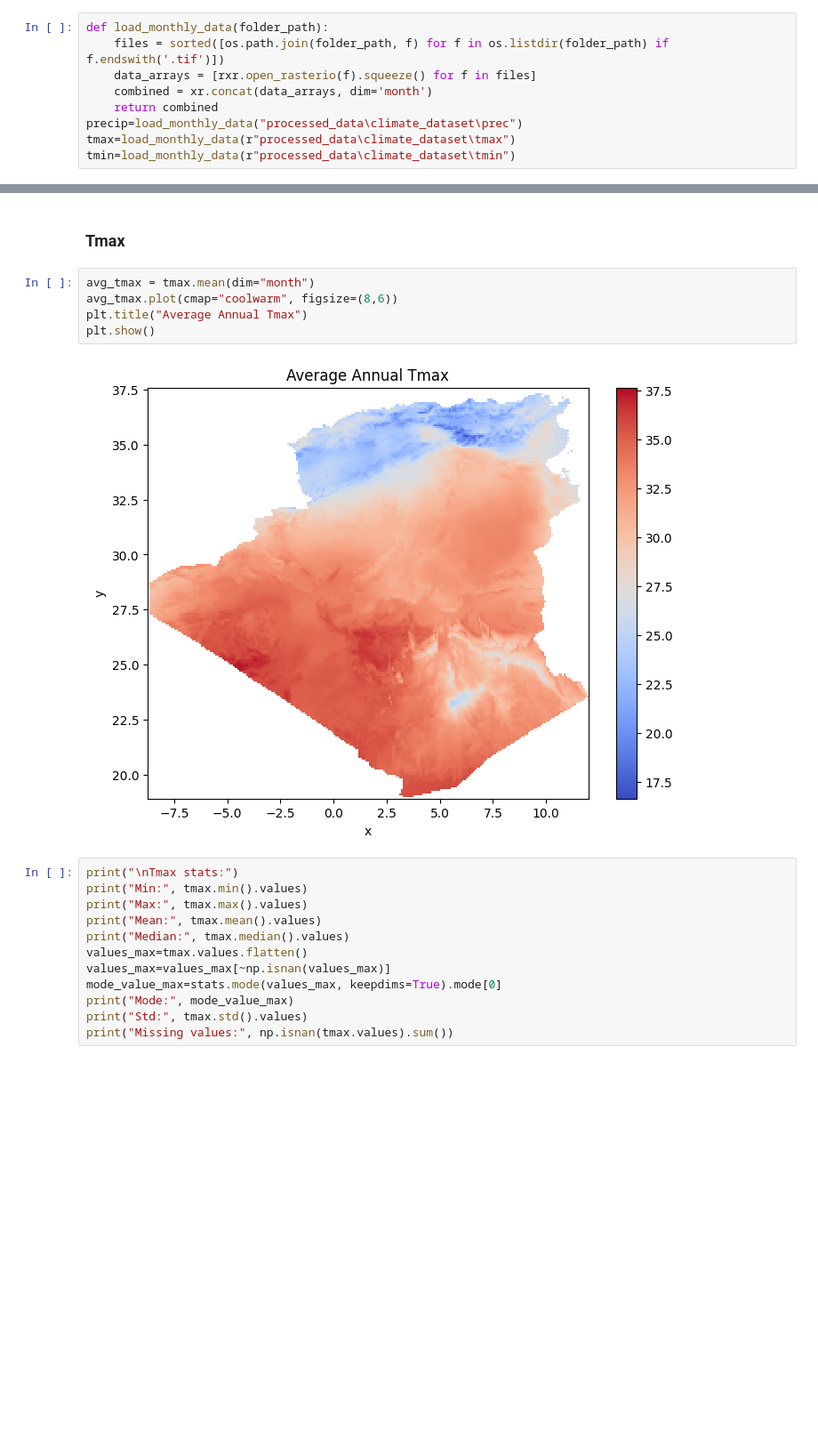
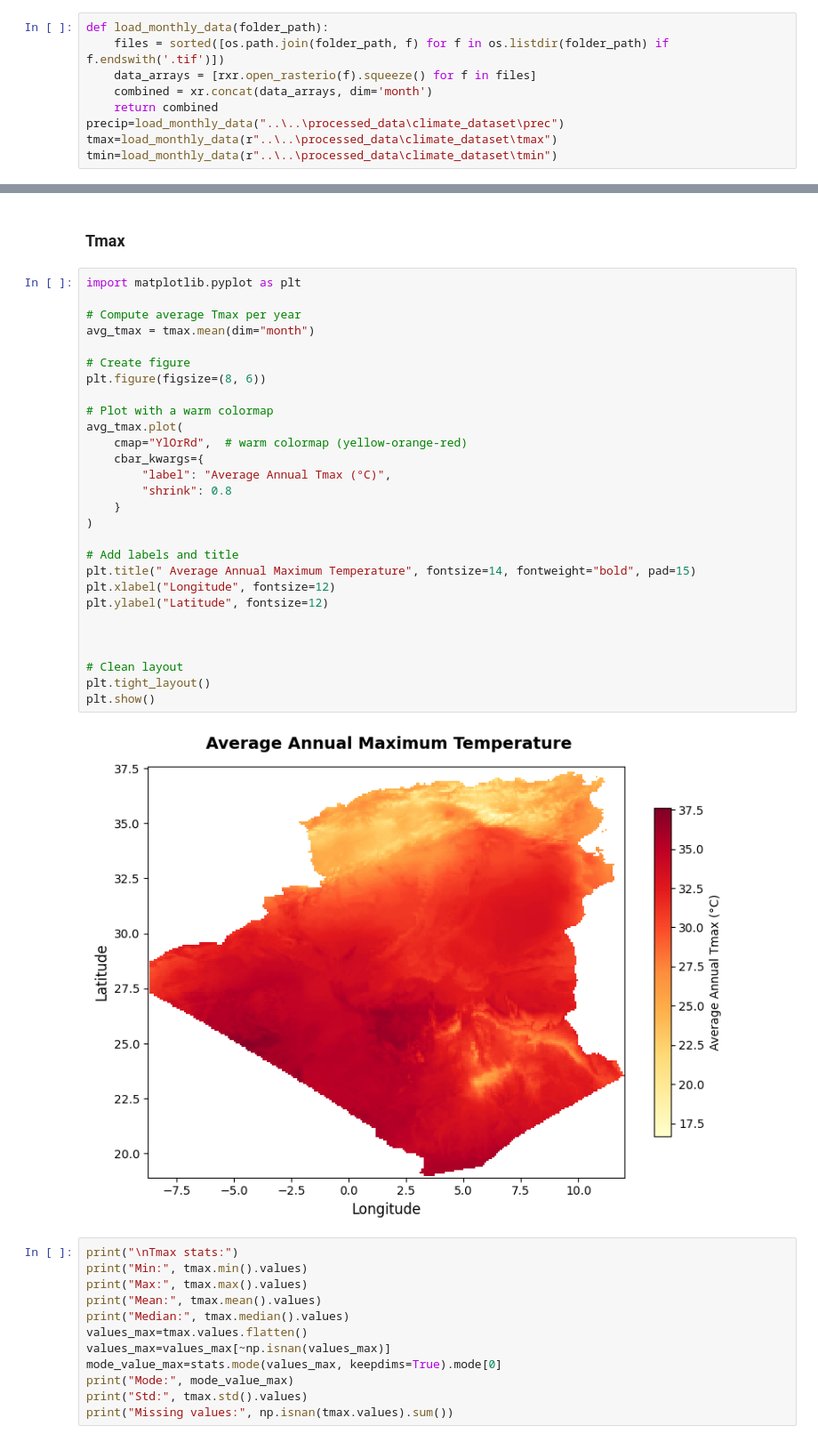
Before and after one commit to b-fatma/S2I-DM, a Jupyter notebook: src/eda/climate.ipynb, the cells around one changed output, grey strips where cells are left out. Shown at 89% size. Saved outputs shown, nothing was run; the diff lists cells and outputs as text; blank space fills up the shorter version.

```diff
--- a/src/eda/climate.ipynb
+++ b/src/eda/climate.ipynb
@@ -13,9 +20,9 @@ def load_monthly_data(folder_path):
     data_arrays = [rxr.open_rasterio(f).squeeze() for f in files]
     combined = xr.concat(data_arrays, dim='month')
     return combined
-precip=load_monthly_data("processed_data\climate_dataset\prec")
-tmax=load_monthly_data(r"processed_data\climate_dataset\tmax")
-tmin=load_monthly_data(r"processed_data\climate_dataset\tmin")
+precip=load_monthly_data("..\..\processed_data\climate_dataset\prec")
+tmax=load_monthly_data(r"..\..\processed_data\climate_dataset\tmax")
+tmin=load_monthly_data(r"..\..\processed_data\climate_dataset\tmin")
 # %%
 print(precip.coords)
 print(precip.shape)
@@ -86,12 +120,35 @@ plt.show()
 # %% [markdown]
 ### Tmax
 # %%
+import matplotlib.pyplot as plt
+
+# Compute average Tmax per year
 avg_tmax = tmax.mean(dim="month")
-avg_tmax.plot(cmap="coolwarm", figsize=(8,6))
-plt.title("Average Annual Tmax")
+
+# Create figure
+plt.figure(figsize=(8, 6))
+
+# Plot with a warm colormap
+avg_tmax.plot(
+    cmap="YlOrRd",  # warm colormap (yellow-orange-red)
+    cbar_kwargs={
+        "label": "Average Annual Tmax (°C)",
+        "shrink": 0.8
+    }
+)
+
+# Add labels and title
+plt.title(" Average Annual Maximum Temperature", fontsize=14, fontweight="bold", pad=15)
+plt.xlabel("Longitude", fontsize=12)
+plt.ylabel("Latitude", fontsize=12)
+
+
+
+# Clean layout
+plt.tight_layout()
 plt.show()
 # %% [output]
-[figure, old version]
+[figure, new version]
 # %%
 print("\nTmax stats:")
 print("Min:", tmax.min().values)
```
Also changed, not shown: parts of 14 cells of this notebook, 2 other files.
